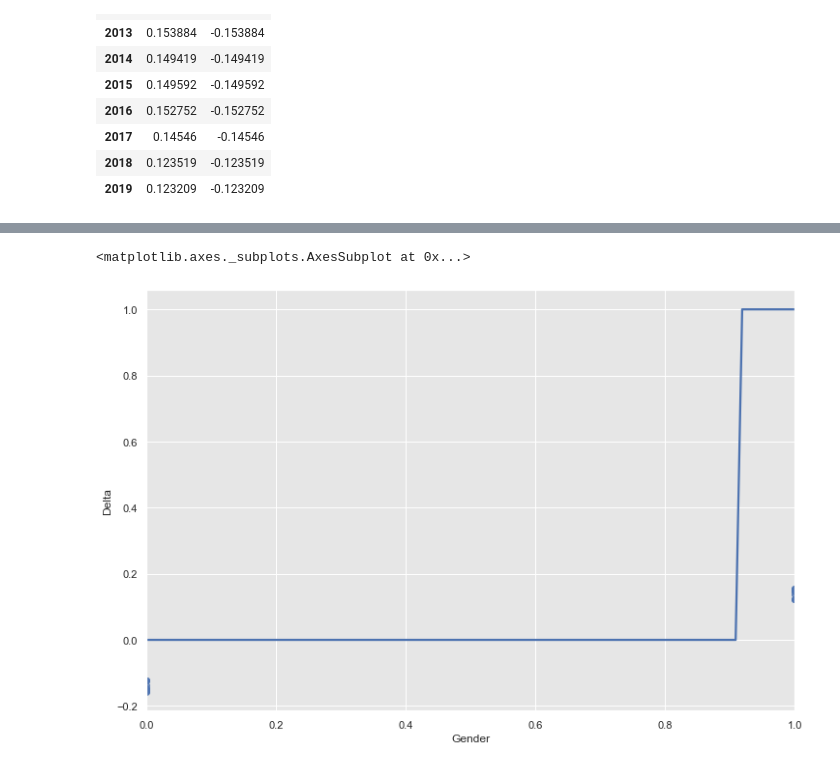
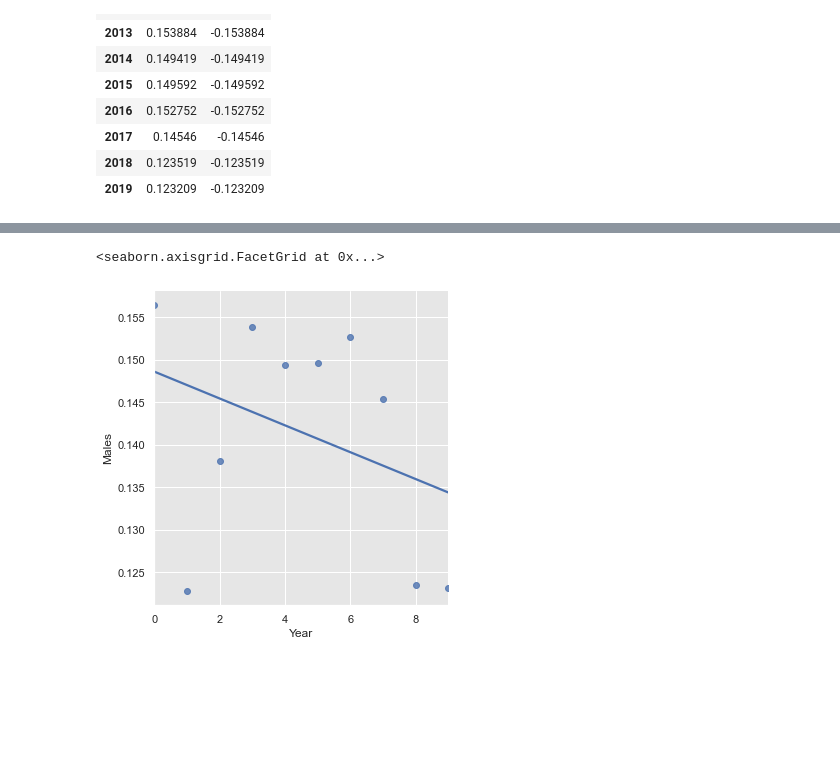
Before and after one commit to arefmalek/Electoral_census, a Jupyter notebook: scripts/composites.ipynb, the cells around one changed output, grey strips where cells are left out. Saved outputs shown, nothing was run; the diff lists cells and outputs as text; code cells hidden in the pictures; blank space fills up the shorter version.

Commit message:
linear regression analysis for gender complete

```diff
--- a/scripts/composites.ipynb
+++ b/scripts/composites.ipynb
@@ -96,5 +96,11 @@ temp
 | 2018 | 0.123519 | -0.123519 |
 | 2019 | 0.123209 | -0.123209 |
 # %%
-males = list(temp.iloc[:, 0])
-females = list(temp.iloc[:, 1])
+cleaned = pd.DataFrame(
+{
+    "Year": [*range(10)],
+    "Males": temp.iloc[:, 0],
+    "Females": temp.iloc[:, 1]
+}
+)
+cleaned
@@ -204,6 +122,5 @@ plt.plot(
 # %%
-sns.regplot(x="Gender", y="Delta",
-            data=pog, logistic=True, ci = None)
+sns.lmplot(x ="Year", y ="Males", data = cleaned, ci = None)
 # %% [output]
-<matplotlib.axes._subplots.AxesSubplot at 0x...>
+<seaborn.axisgrid.FacetGrid at 0x...>
-[figure, old version]
+[figure, new version]
```
Also changed, not shown: parts of 25 cells of this notebook.
